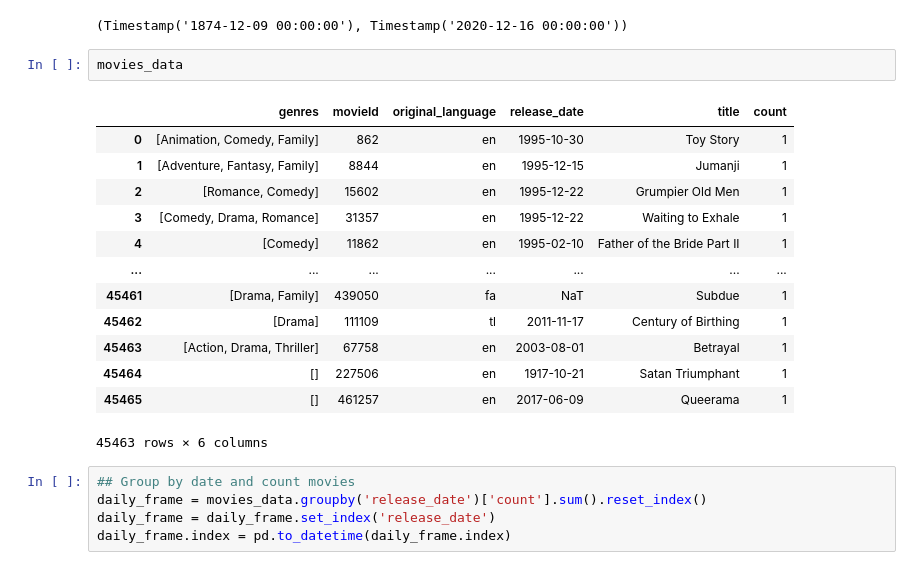
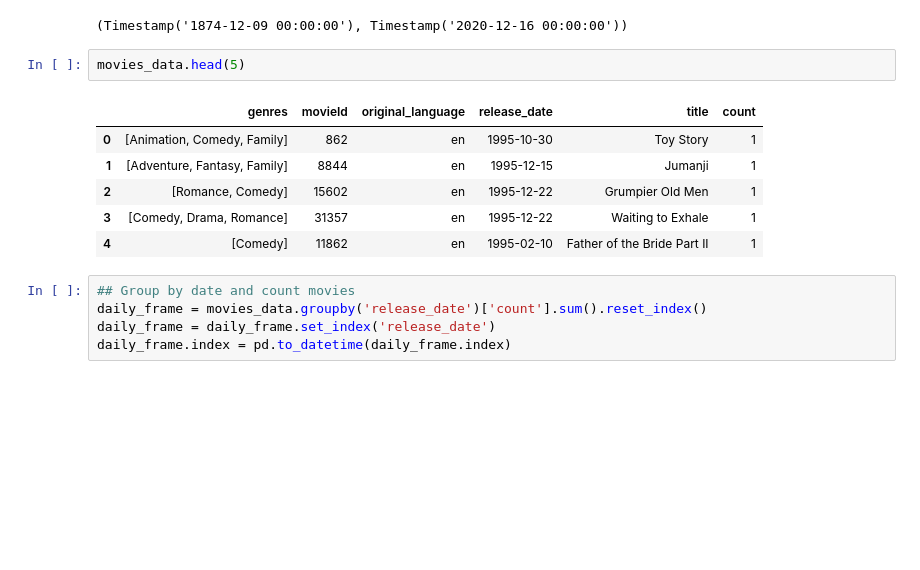
Before and after one commit to carlosgeovany/MachineLearning, a Jupyter notebook: RecommenderSystem.ipynb, the cells around one changed output. Saved outputs shown, nothing was run; the diff lists cells and outputs as text; blank space fills up the shorter version.

```diff
--- a/RecommenderSystem.ipynb
+++ b/RecommenderSystem.ipynb
@@ -263,21 +263,14 @@ movies_data['release_date'].min(), movies_data['release_date'].max()
 # %% [output]
 (Timestamp('1874-12-09 00:00:00'), Timestamp('2020-12-16 00:00:00'))
 # %%
-movies_data
+movies_data.head(5)
 # %% [output]
 |  | genres | movieId | original_language | release_date | title | count |
 | 0 | [Animation, Comedy, Family] | 862 | en | 1995-10-30 | Toy Story | 1 |
 | 1 | [Adventure, Fantasy, Family] | 8844 | en | 1995-12-15 | Jumanji | 1 |
 | 2 | [Romance, Comedy] | 15602 | en | 1995-12-22 | Grumpier Old Men | 1 |
 | 3 | [Comedy, Drama, Romance] | 31357 | en | 1995-12-22 | Waiting to Exhale | 1 |
 | 4 | [Comedy] | 11862 | en | 1995-02-10 | Father of the Bride Part II | 1 |
-| ... | ... | ... | ... | ... | ... | ... |
-| 45461 | [Drama, Family] | 439050 | fa | NaT | Subdue | 1 |
-| 45462 | [Drama] | 111109 | tl | 2011-11-17 | Century of Birthing | 1 |
-| 45463 | [Action, Drama, Thriller] | 67758 | en | 2003-08-01 | Betrayal | 1 |
-| 45464 | [] | 227506 | en | 1917-10-21 | Satan Triumphant | 1 |
-| 45465 | [] | 461257 | en | 2017-06-09 | Queerama | 1 |
-45463 rows × 6 columns
 # %%
 ## Group by date and count movies
 daily_frame = movies_data.groupby('release_date')['count'].sum().reset_index()
```
Also changed, not shown: parts of 1 cell of this notebook.
